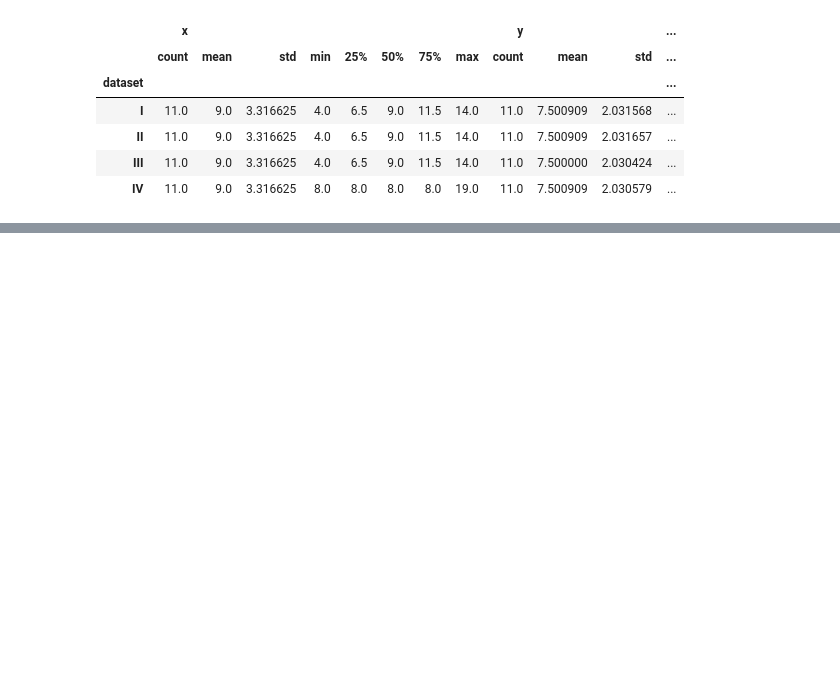
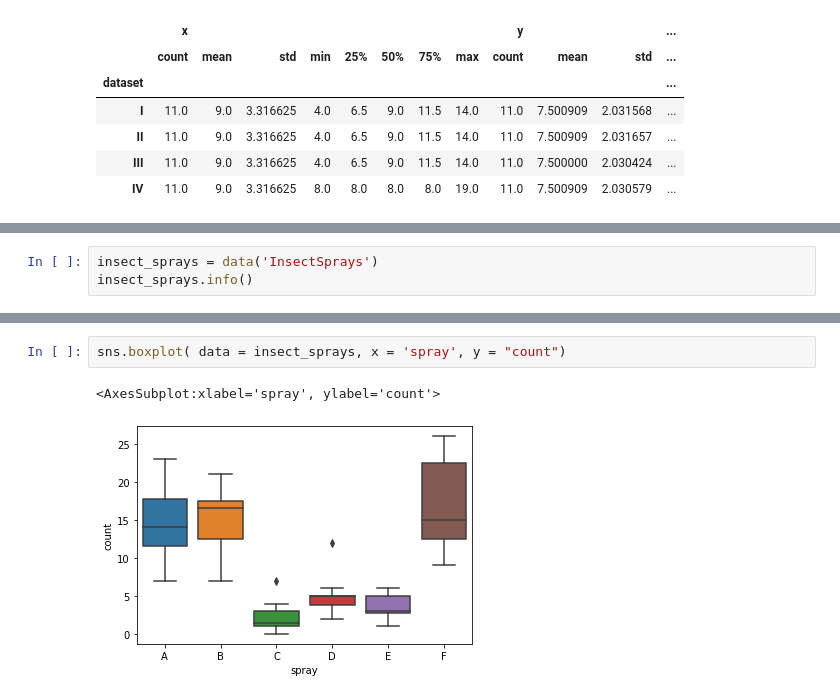
Before and after one commit to fred-lindsey/numpy-pandas-visualization-exercises, a Jupyter notebook: seaborn_exercises.ipynb, the cells around one changed output, grey strips where cells are left out. Saved outputs shown, nothing was run; the diff lists cells and outputs as text; blank space fills up the shorter version.

```diff
--- a/seaborn_exercises.ipynb
+++ b/seaborn_exercises.ipynb
@@ -129,0 +147,3 @@ sns.relplot(data = anscombe, x = 'x', y = 'y', col = 'dataset')
+# %%
+insect_sprays = data('InsectSprays')
+insect_sprays.info()
@@ -129,0 +200,5 @@ sns.relplot(data = anscombe, x = 'x', y = 'y', col = 'dataset')
+# %%
+sns.boxplot( data = insect_sprays, x = 'spray', y = "count")
+# %% [output]
+<AxesSubplot:xlabel='spray', ylabel='count'>
+[figure, added]
```
Also changed, not shown: parts of 41 cells of this notebook, 2 other files.
